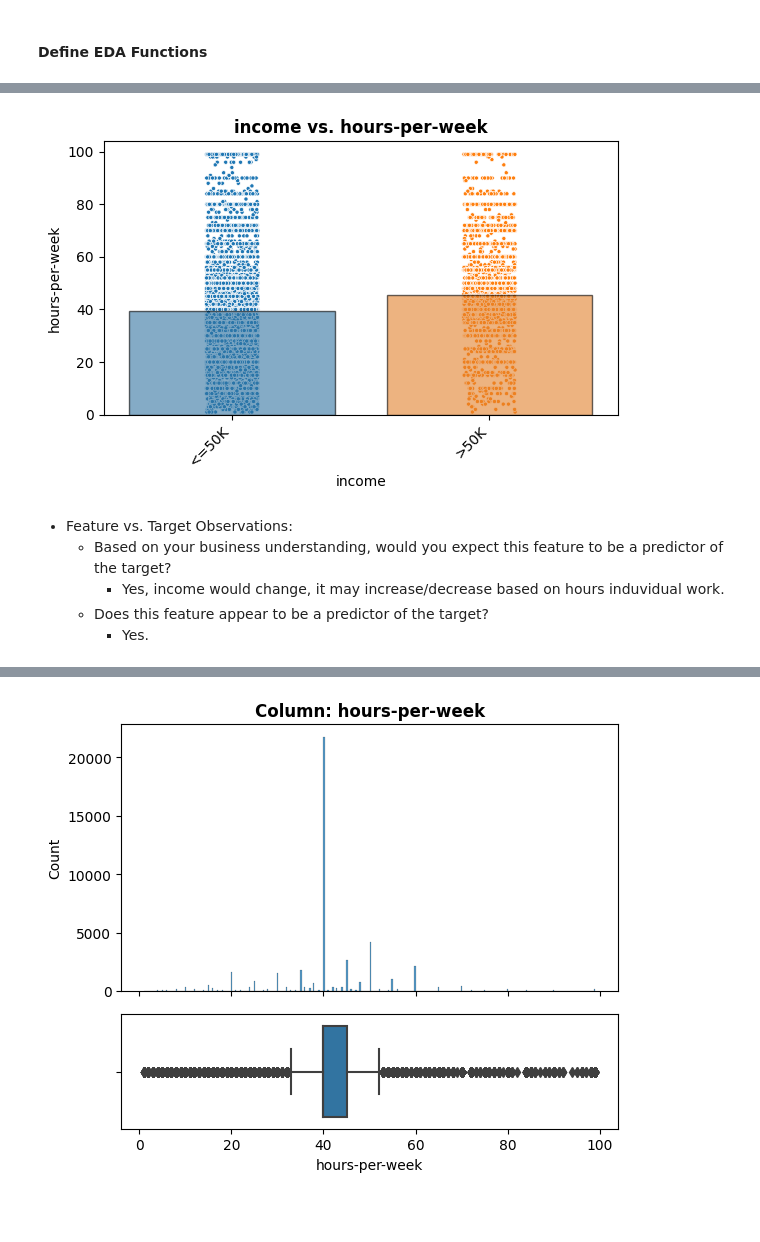
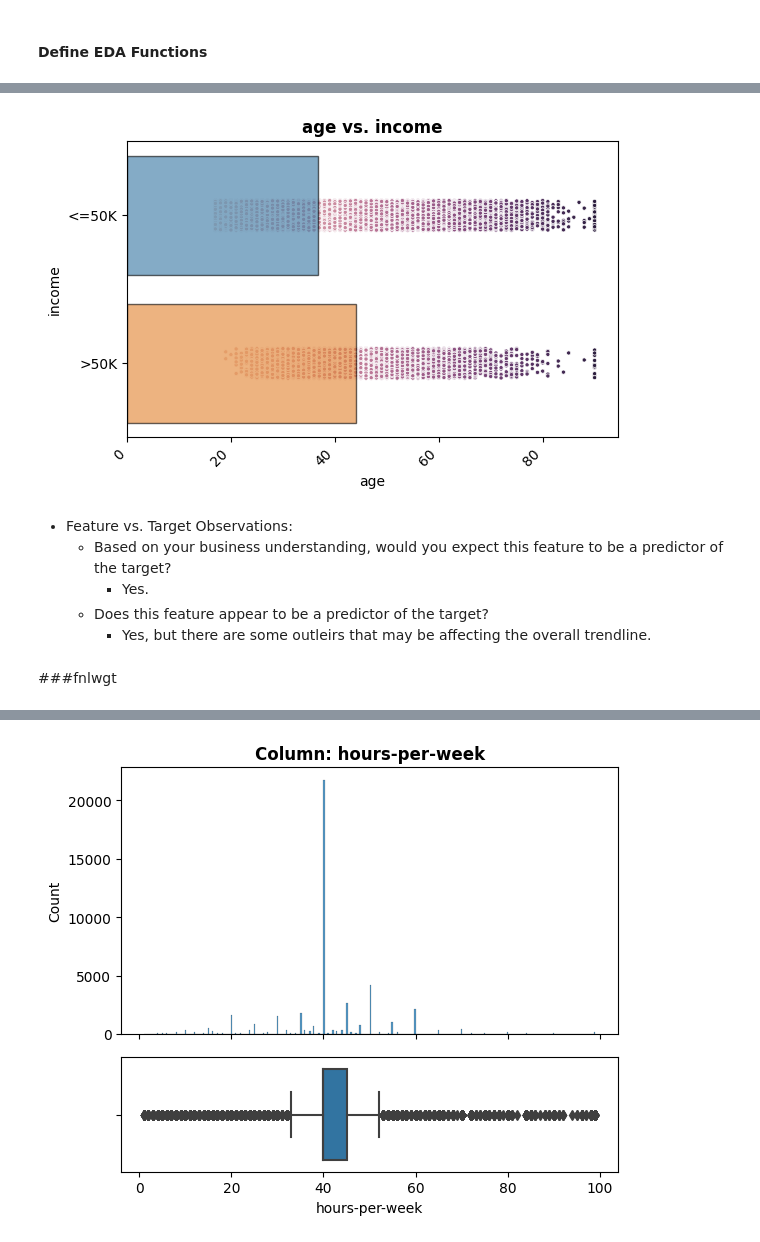
Before and after one commit to uday-routhu/models, a Jupyter notebook: Project_2_Part_1_Core.ipynb, the cells around one changed output, grey strips where cells are left out. Drawn from its saved outputs; the diff is of its cells as text; code cells hidden in the pictures; blank space fills up the shorter version.

```diff
--- a/Project_2_Part_1_Core.ipynb
+++ b/Project_2_Part_1_Core.ipynb
@@ -537,11 +727,13 @@ Observations
 # %%
 # Testing function
-fig, ax = plot_categorical_vs_target(df_adult, 'income','hours-per-week')
+fig, ax = plot_categorical_vs_target(df_adult, 'age','income')
 # %% [output]
-[figure, old version]
+[figure, new version]
 # %% [markdown]
 - Feature vs. Target Observations:
   - Based on your business understanding, would you expect this feature to be a predictor of the target?
-    - Yes, income would change, it may increase/decrease based on hours induvidual work.
+    - Yes.
   - Does this feature appear to be a predictor of the target?
-    - Yes.
+    - Yes, but there are some outleirs that may be affecting the overall trendline.
+# %% [markdown]
+###fnlwgt
```
Also changed, not shown: parts of 144 cells of this notebook.
